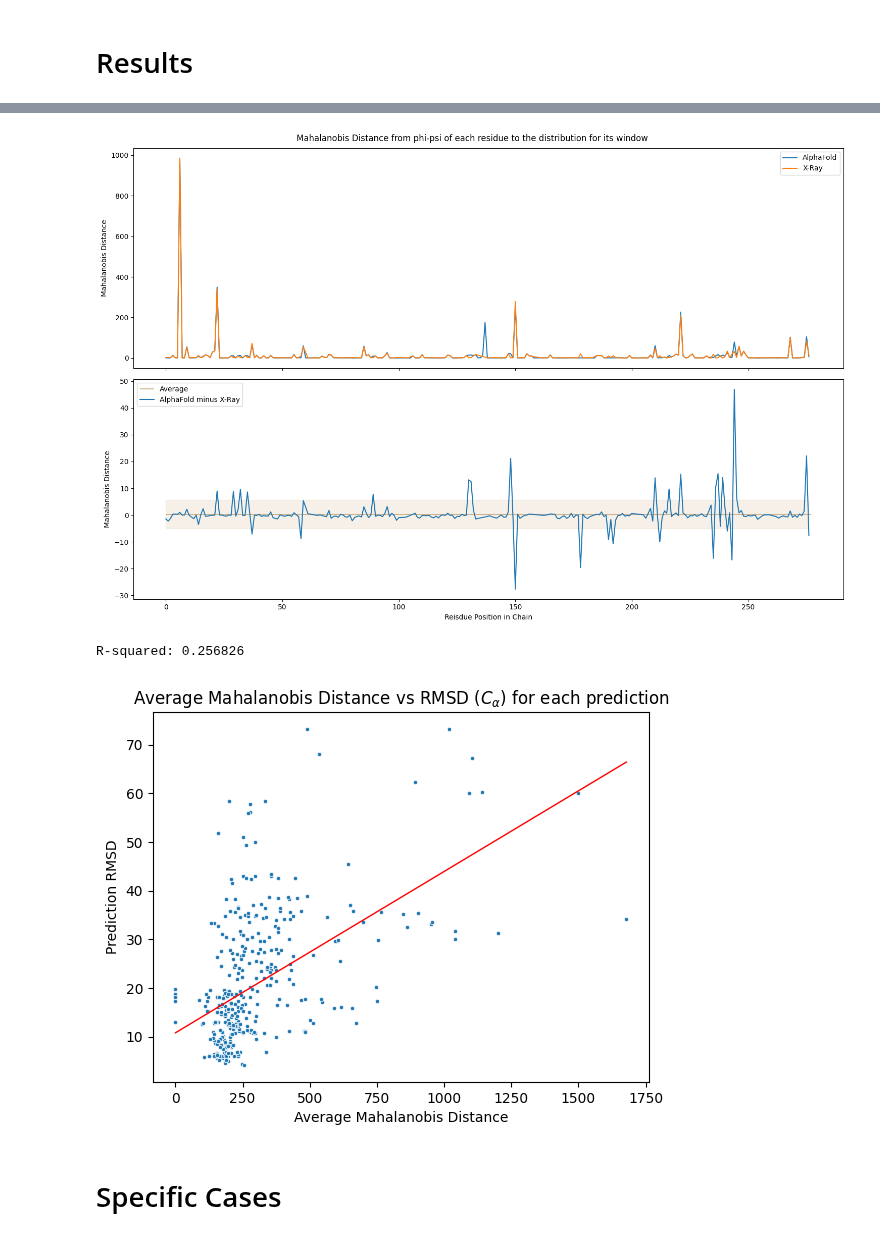
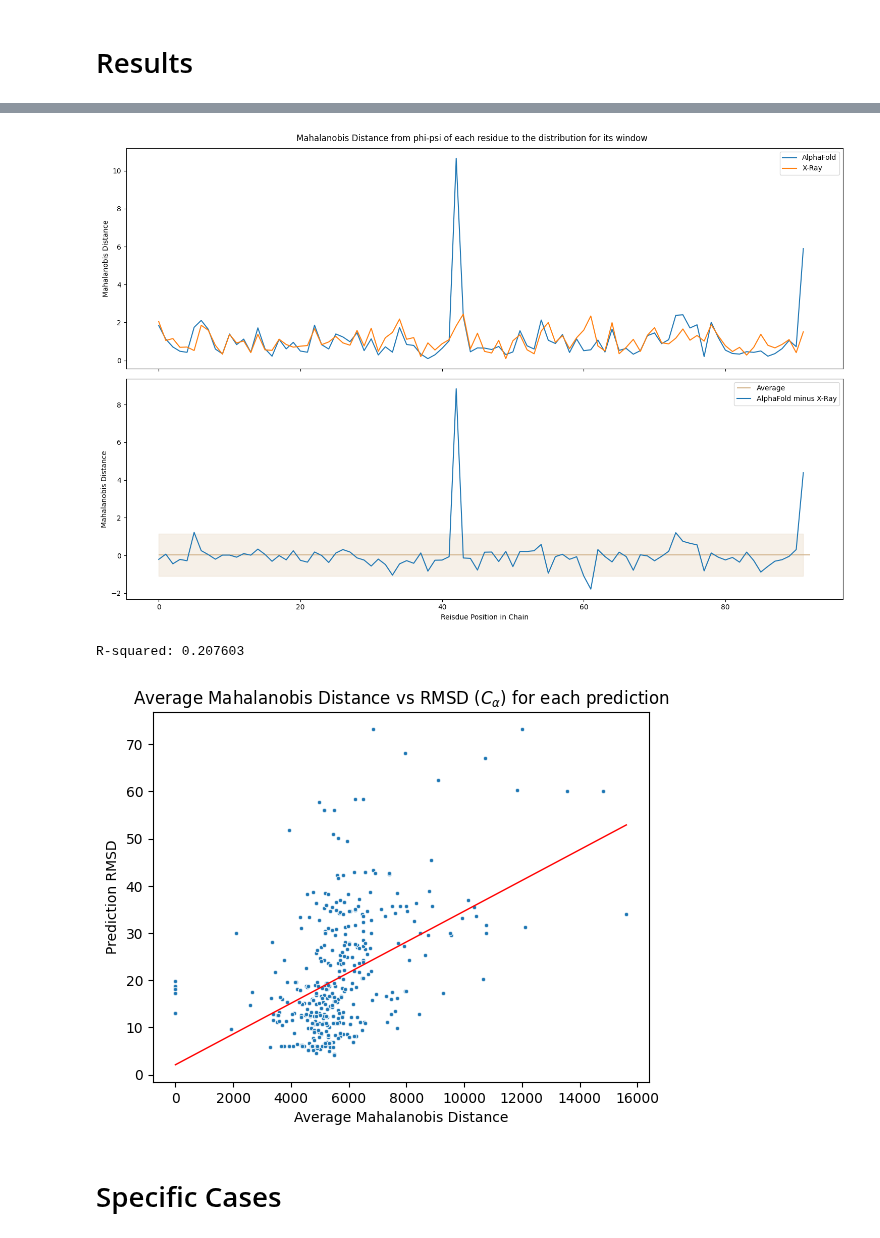
Before and after one commit to Musa-Azeem/protein-dihedral-visualization, a Jupyter notebook: multi-window.ipynb, the cells around one changed output, grey strips where cells are left out. Cells and saved outputs as stored; diff of their text form; code cells hidden in the pictures.

```diff
--- a/multi-window.ipynb
+++ b/multi-window.ipynb
@@ -632,40 +609,46 @@ xray_phi_psi = pd.read_csv(outdir / f'xray_phi_psi_md-eps{eps}.csv')
 # %%
 # Plot xray vs prediction md for each residue of one prediction
+def filter(df):
+    return df[df.md > df.md.quantile(.9)]
+
 def plot_res_vs_md(pred_id, pred_name=None, highlight_res=None):
     pred_name = pred_name or pred_id
     phi_psi_predictions['Source'] = 'CASP Prediction'
     phi_psi_predictions.loc[phi_psi_predictions.protein_id == pred_id, 'Source'] = pred_name
     alpha = phi_psi_predictions.loc[phi_psi_predictions.protein_id == pred_id]
+    global xray_phi_psi
     xray_phi_psi['Source'] = 'X-Ray'
+    alpha = alpha[alpha.md < alpha.md.quantile(.9)]
+    xray_phi_psi = xray_phi_psi[xray_phi_psi.md < xray_phi_psi.md.quantile(.9)]
     both = pd.merge(alpha, xray_phi_psi, how='inner', on=['seq','seq'], suffixes=('_alpha','_xray'))
     both['md_diff'] = both['md_alpha'] - both['md_xray']
     fig, axes = plt.subplots(2, figsize=(15,10), sharex=True)
     sns.lineplot(data=both.reset_index(), x='index', y='md_alpha', ax=axes[0], label=pred_name)
     sns.lineplot(data=both.reset_index(), x='index', y='md_xray', ax=axes[0], label='X-Ray')
     axes[0].set_ylabel('Mahalanobis Distance')
     axes[1].hlines(both['md_diff'].mean(), xmin=0, xmax=len(both), color='tan', label='Average')
     axes[1].fill_between(x=both.index, y1=both['md_diff'].mean() + both['md_diff'].std(), y2=both['md_diff'].mean() - both['md_diff'].std(), color='tan', alpha=0.2)
     sns.lineplot(data=both.reset_index(), x='index', y='md_diff', ax=axes[1], label=f'{pred_name} minus X-Ray')
     axes[1].set_ylabel('Mahalanobis Distance')
     axes[1].set_xlabel('Reisdue Position in Chain')
     fig.suptitle('Mahalanobis Distance from phi-psi of each residue to the distribution for its window')
     plt.tight_layout()
 
     if highlight_res:
         for ax in axes:
             ax.axvspan(highlight_res[0], highlight_res[1], color='red', alpha=0.2)
 
-plot_res_vs_md(alphafold_id, pred_name="AlphaFold")
+plot_res_vs_md('T1030TS392_3', pred_name="AlphaFold")
 # NOTE: for presentation, highlight area around res-300 to show this is where alphafold did bad
 # %% [output]
-[figure, old version]
+[figure, new version]
 # %%
 # Compare rmsd and mahalanobis distance
 import matplotlib.pyplot as plt
 from scipy.stats import linregress
 
 def filter_and_sum(series):
-    series = series[series < series.quantile(0.75)]
+    series = series[series < series.quantile(0.95)]
     return series.sum()
 
 def plot_md_vs_rmsd(rmsd_lim=np.inf, md_lim=np.inf):
@@ -686,8 +669,8 @@ plot_md_vs_rmsd()
 # ax.set_xlim((0.8,1.4))
 # ax.set_ylim((0,6))
 # %% [output]
-R-squared: 0.256826
+R-squared: 0.207603
-[figure, old version]
+[figure, new version]
 # %% [markdown]
 # Specific Cases
 # %%
```
Also changed, not shown: parts of 9 cells of this notebook, 1 other file.
